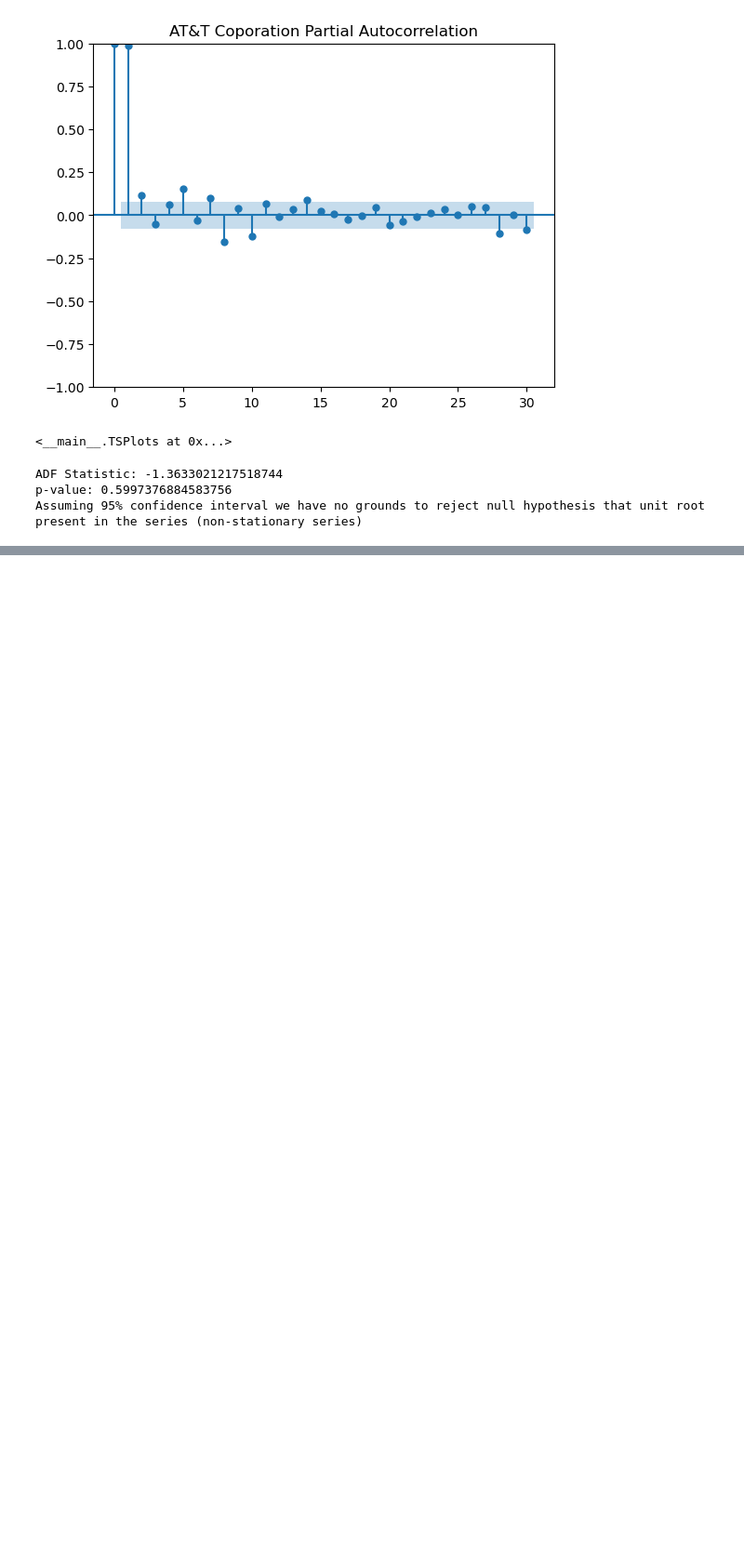
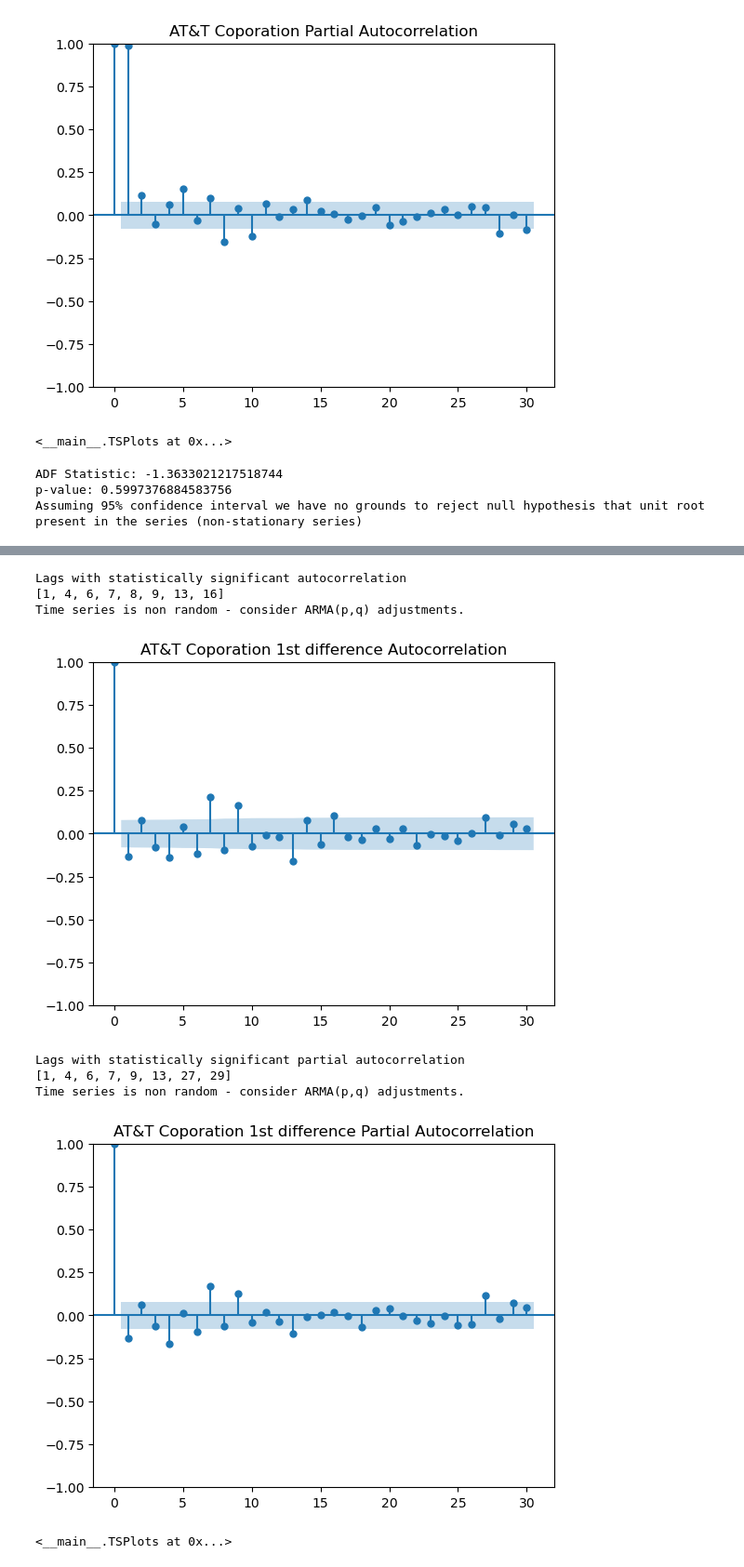
Before and after one commit to TGusciora/Python, a Jupyter notebook: Manning/TimeSeriesStockPrices/TimeSeriesComponents/001_1_2_TGusciora_TimeSeriesComponents_ACF_PACF.ipynb, the cells around one changed output, grey strips where cells are left out. Shown at 93% size. Drawn from its saved outputs; the diff is of its cells as text; code cells hidden in the pictures; blank space fills up the shorter version.

```diff
--- a/Manning/TimeSeriesStockPrices/TimeSeriesComponents/001_1_2_TGusciora_TimeSeriesComponents_ACF_PACF.ipynb
+++ b/Manning/TimeSeriesStockPrices/TimeSeriesComponents/001_1_2_TGusciora_TimeSeriesComponents_ACF_PACF.ipynb
@@ -308,3 +334,17 @@ Observations:
 
 Conclusion:
 * This suggests we should model MA(q) (Moving average) transformation of series and re-do the evaluation.
+# %%
+att_diff1 = att_series.diff().fillna(0)
+# %%
+TSPlots(series_in = att_diff1, title = 'AT&T Coporation 1st difference')
+# %% [output]
+Lags with statistically significant autocorrelation
+[1, 4, 6, 7, 8, 9, 13, 16]
+Time series is non random - consider ARMA(p,q) adjustments.
+[figure, added]
+Lags with statistically significant partial autocorrelation
+[1, 4, 6, 7, 9, 13, 27, 29]
+Time series is non random - consider ARMA(p,q) adjustments.
+[figure, added]
+<__main__.TSPlots at 0x...>
```
Also changed, not shown: parts of 9 cells of this notebook.
